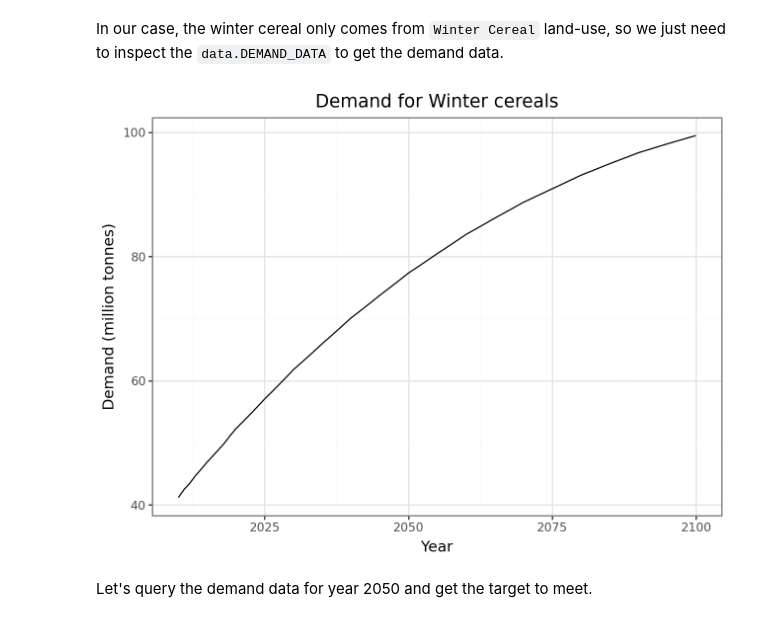
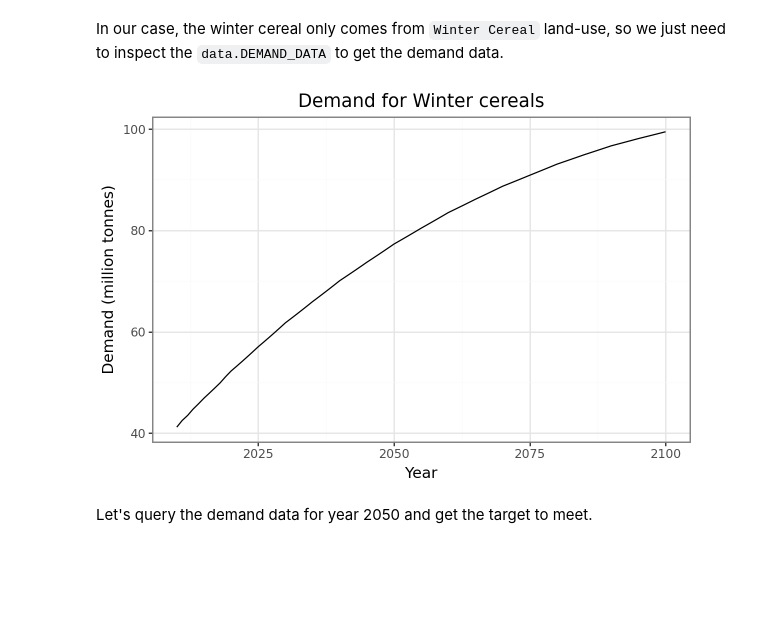
Before and after one commit to land-use-trade-offs/luto-2.0, a Jupyter notebook: luto/tools/Manual_jupyter_books/Chap_1_1_LUTO_overview.ipynb, the cells around one changed output. Drawn from its saved outputs; the diff is of its cells as text; code cells hidden in the pictures; blank space fills up the shorter version.

```diff
--- a/luto/tools/Manual_jupyter_books/Chap_1_1_LUTO_overview.ipynb
+++ b/luto/tools/Manual_jupyter_books/Chap_1_1_LUTO_overview.ipynb
@@ -207,27 +203,29 @@ The math is simple, but it leads to another problem: If there are 4 additional c
 In our case, the winter cereal only comes from `Winter Cereal` land-use, so we just need to inspect the `data.DEMAND_DATA` to get the demand data.
 # %%
 # HIDE CODE
+p9.options.figure_size = (6, 4)
+p9.options.dpi = 100
 
 # Get the demand data
 demand_df = data.DEMAND_DATA.unstack().reset_index()
 demand_df.columns = ['Type', 'Year', 'Commodity', 'Value']
 
 
 # Get the demand for the selected land use
 demand_lu = demand_df.query('Type == "PRODUCTION" and Commodity == @lu_desc.lower()')
 
 
 # Plot the demand
 fig = (p9.ggplot(demand_lu, p9.aes(x='Year', y='Value'))
     + p9.geom_line()
     + p9.theme_bw()
     + p9.labs(title=f'Demand for {lu_desc}', x='Year', y='Demand (million tonnes)')
     + p9.scale_y_continuous(labels=lambda f: [f'{x / 1e6:.0f}' for x in f])
     )
 
 fig
 # %% [output]
-[figure, old version]
+[figure, new version]
 # %% [markdown]
 Let's query the demand data for year 2050 and get the target to meet.
 # %%
```
Also changed, not shown: parts of 43 cells of this notebook, 3 other files.
